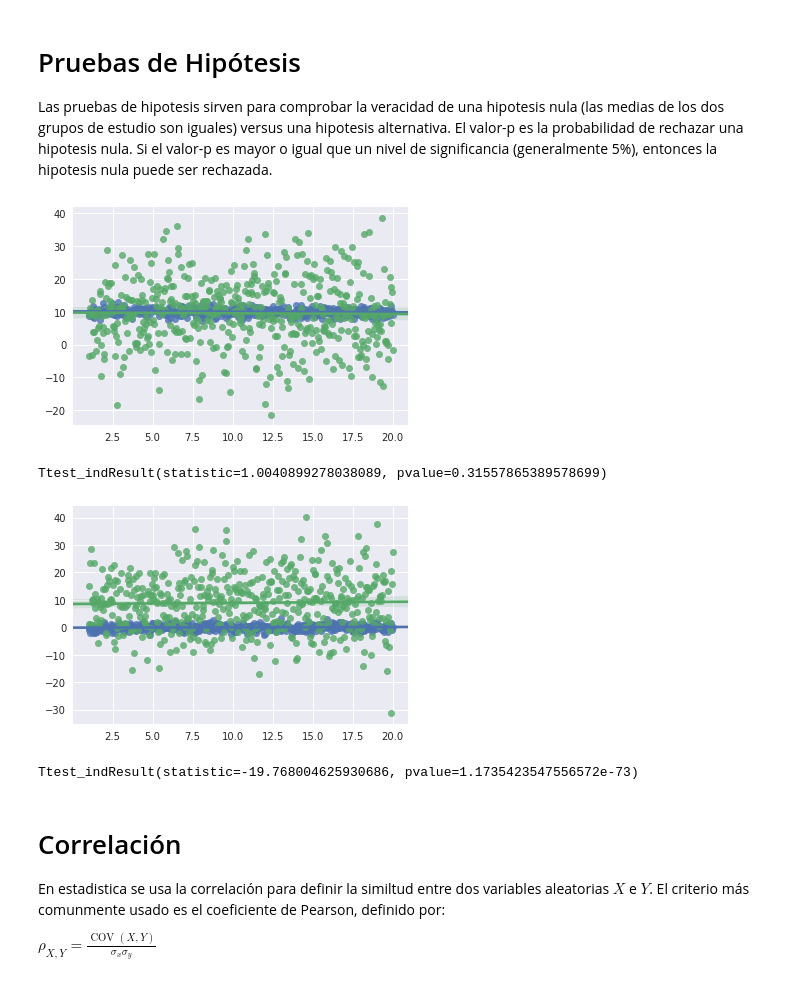
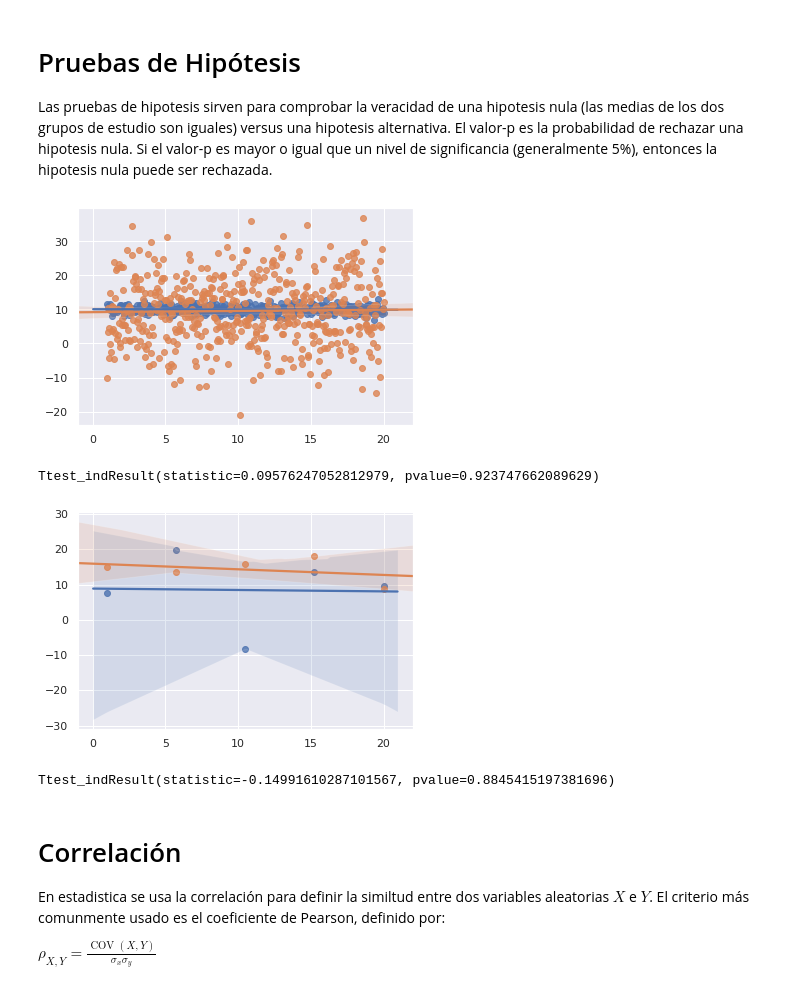
Before and after one commit to sherna90/analisis_algoritmos, a Jupyter notebook: 2.-diseno_experimentos.ipynb, the cells around one changed output. Drawn from its saved outputs; the diff is of its cells as text; code cells hidden in the pictures.

```diff
--- a/2.-diseno_experimentos.ipynb
+++ b/2.-diseno_experimentos.ipynb
@@ -16,44 +16,46 @@ Las pruebas de hipotesis sirven para comprobar la veracidad de una hipotesis nul
 # %%
 import numpy as np
 import matplotlib.pyplot as plt
 import seaborn as sns
 from scipy import stats
 
 sns.set(style="darkgrid")
 
 samples=500
 
 x=np.linspace(1,20,samples)
 
 # medias iguales
 y_1=np.random.normal(10,1,samples)
 y_2=np.random.normal(10,10,samples)
 
 sns.regplot(x=x, y=y_1, fit_reg=True)
 sns.regplot(x=x, y=y_2, fit_reg=True)
 plt.show()
 
-print stats.ttest_ind(y_1,y_2)
+print(stats.ttest_ind_from_stats(np.mean(y_1),np.var(y_1),len(y_1),
+                                 np.mean(y_2),np.var(y_2),len(y_2),equal_var=False))
 # %% [output]
-[figure, old version]
+[figure, new version]
-Ttest_indResult(statistic=1.0040899278038089, pvalue=0.31557865389578699)
+Ttest_indResult(statistic=0.09576247052812979, pvalue=0.923747662089629)
 # %%
 # medias distintas
-samples=500
+samples=5
 
 x=np.linspace(1,20,samples)
 
-y_3=np.random.normal(0,1,samples)
+y_3=np.random.normal(0,10,samples)
 y_4=np.random.normal(10,10,samples)
 
 sns.regplot(x=x, y=y_3, fit_reg=True)
 sns.regplot(x=x, y=y_4, fit_reg=True)
 plt.show()
 
-print stats.ttest_ind(y_3,y_4)
+print(stats.ttest_ind_from_stats(np.mean(y_3),np.var(y_3),len(y_3),
+                                 np.mean(y_4),np.var(y_4),len(y_4),equal_var=True))
 # %% [output]
-[figure, old version]
+[figure, new version]
-Ttest_indResult(statistic=-19.768004625930686, pvalue=1.1735423547556572e-73)
+Ttest_indResult(statistic=-0.14991610287101567, pvalue=0.8845415197381696)
 # %% [markdown]
 # Correlación
 
```
Also changed, not shown: parts of 1 cell of this notebook, 3 other files.
